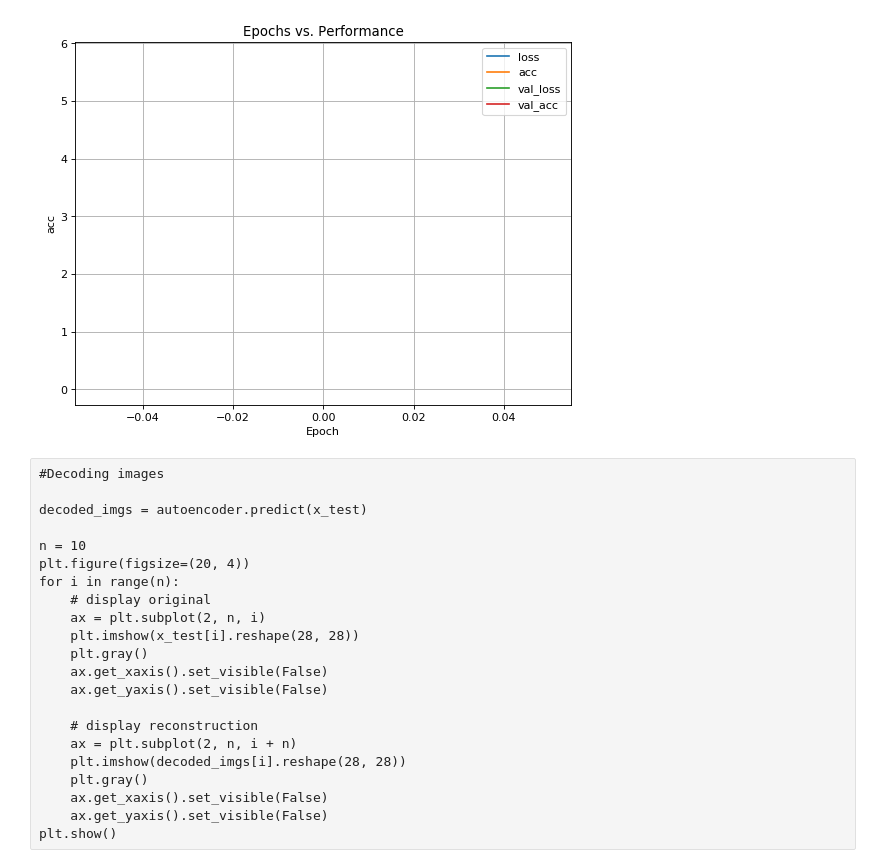
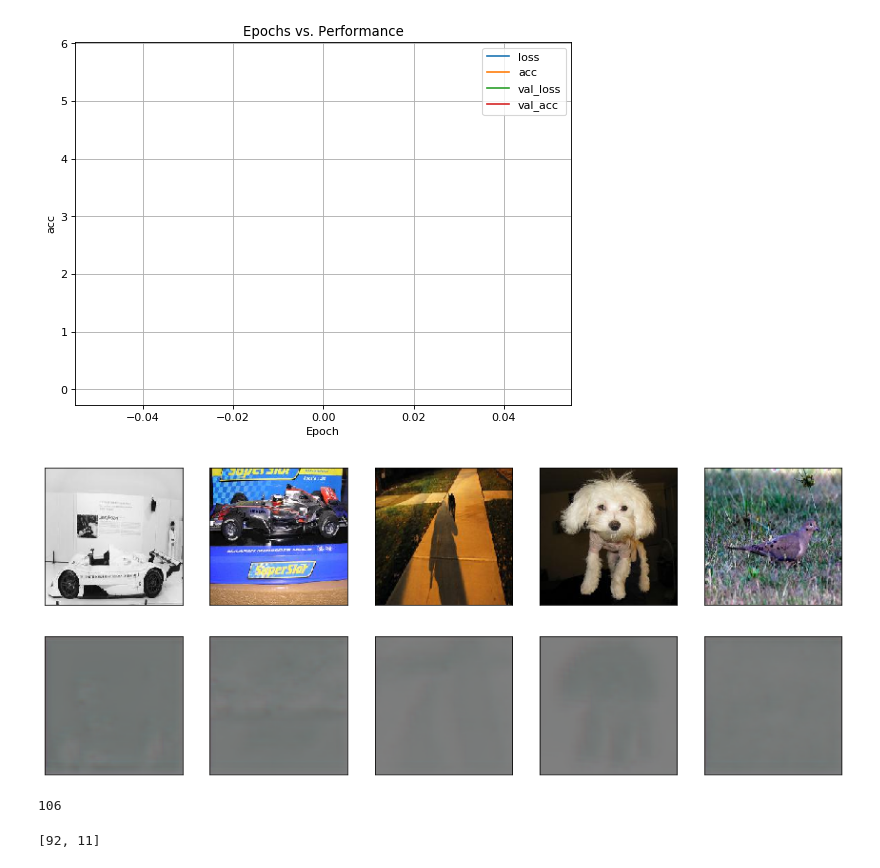
Before and after one commit to RushilDaya/DeepVision, a Jupyter notebook: models/01_Conv-Autoencoder.ipynb, the cells around one changed output. Saved outputs shown, nothing was run; the diff lists cells and outputs as text; code cells hidden in the pictures.

Commit message:
Autoencoder done. Need cleaning and commenting

```diff
--- a/models/01_Conv-Autoencoder.ipynb
+++ b/models/01_Conv-Autoencoder.ipynb
@@ -91,26 +157,24 @@ def plot_history(history):
 # %%
 DATA_DIR = '../data'
-MODE = 'training'
 in_shape = get_input_shape(DATA_DIR, MODE)
 
 
 
-input_img = Input(shape=in_shape)  # adapt this if using `channels_first` image data format
-#input_img = Input(shape=(28, 28, 1))  # adapt this if using `channels_first` image data format
+input_img = Input(shape=in_shape, name='input_layer')  # adapt this if using `channels_first` image data format
 
-x = Conv2D(16, (3, 3), activation='relu', padding='same')(input_img)
-x = MaxPooling2D((2, 2), padding='same')(x)
-x = Conv2D(8, (3, 3), activation='relu', padding='same')(x)
-x = MaxPooling2D((2, 2), padding='same')(x)
-x = Conv2D(8, (3, 3), activation='relu', padding='same')(x)
-encoded = MaxPooling2D((2, 2), padding='same')(x)
+x = Conv2D(16, (3, 3), activation='relu', padding='same', name='enc_conv1')(input_img)
+x = MaxPooling2D((2, 2), padding='same', name='enc_max_pool1')(x)
+x = Conv2D(8, (3, 3), activation='relu', padding='same', name='enc_conv2')(x)
+x = MaxPooling2D((2, 2), padding='same', name='enc_max_pool2')(x)
+x = Conv2D(8, (3, 3), activation='relu', padding='same', name='enc_conv3')(x)
+encoded = MaxPooling2D((2, 2), padding='same', name='enc_max_pool3')(x)
 
 # at this point the representation is (4, 4, 8) i.e. 128-dimensional
 
-x = Conv2D(8, (3, 3), activation='relu', padding='same')(encoded)
-x = UpSampling2D((2, 2))(x)
-x = Conv2D(8, (3, 3), activation='relu', padding='same')(x)
-x = UpSampling2D((2, 2))(x)
-x = Conv2D(16, (3, 3), activation='relu', padding='same')(x)
-x = UpSampling2D((2, 2))(x)
-decoded = Conv2D(3, (3, 3), activation='sigmoid', padding='same')(x)
+x = Conv2D(8, (3, 3), activation='relu', padding='same', name='dec_conv1')(encoded)
+x = UpSampling2D((2, 2), name='dec_up_samp1')(x)
+x = Conv2D(8, (3, 3), activation='relu', padding='same', name='dec_conv2')(x)
+x = UpSampling2D((2, 2), name='dec_up_samp2')(x)
+x = Conv2D(16, (3, 3), activation='relu', padding='same', name='dec_conv3')(x)
+x = UpSampling2D((2, 2), name='dec_up_samp3')(x)
+decoded = Conv2D(3, (3, 3), activation='sigmoid', padding='same', name='output_layer')(x)
@@ -160,25 +243,24 @@ history = autoencoder.fit_generator(generate_img_from_folder(DATA_DIR, 'training
 plot_history(history)
 # %% [output]
 [figure]
-# %% [raw]
-#Decoding images
-
-decoded_imgs = autoencoder.predict(x_test)
-
-n = 10
-plt.figure(figsize=(20, 4))
-for i in range(n):
-    # display original
-    ax = plt.subplot(2, n, i)
-    plt.imshow(x_test[i].reshape(28, 28))
-    plt.gray()
-    ax.get_xaxis().set_visible(False)
-    ax.get_yaxis().set_visible(False)
-
-    # display reconstruction
-    ax = plt.subplot(2, n, i + n)
-    plt.imshow(decoded_imgs[i].reshape(28, 28))
-    plt.gray()
-    ax.get_xaxis().set_visible(False)
-    ax.get_yaxis().set_visible(False)
-plt.show()
+# %%
+#Decoding images
+BATCH_SIZE_TEST = 10
+NUM_SAMPLES_TEST = get_num_examples(DATA_DIR, 'test')
+STEPS_TEST = ceil(NUM_SAMPLES_TEST/BATCH_SIZE_TEST)
+
+decoded_imgs = autoencoder.predict_generator(generate_img_from_folder(DATA_DIR, 'test', BATCH_SIZE_TEST),steps=STEPS_TEST)
+# %%
+idxs = [randint(0, num_samples) for i in range(num_images)]
+
+plot_reconstruction(decoded_imgs, DATA_DIR, 'test', idxs)
+# %% [output]
+[figure, added]
+# %%
+(decoded_imgs[0]*255).astype('uint8').min()
+# %% [output]
+106
+# %%
+plot_encoding(encoded_imgs, DATA_DIR, 'test', idxs)
+# %% [output]
+[92, 11]
```
Also changed, not shown: parts of 6 cells of this notebook.
